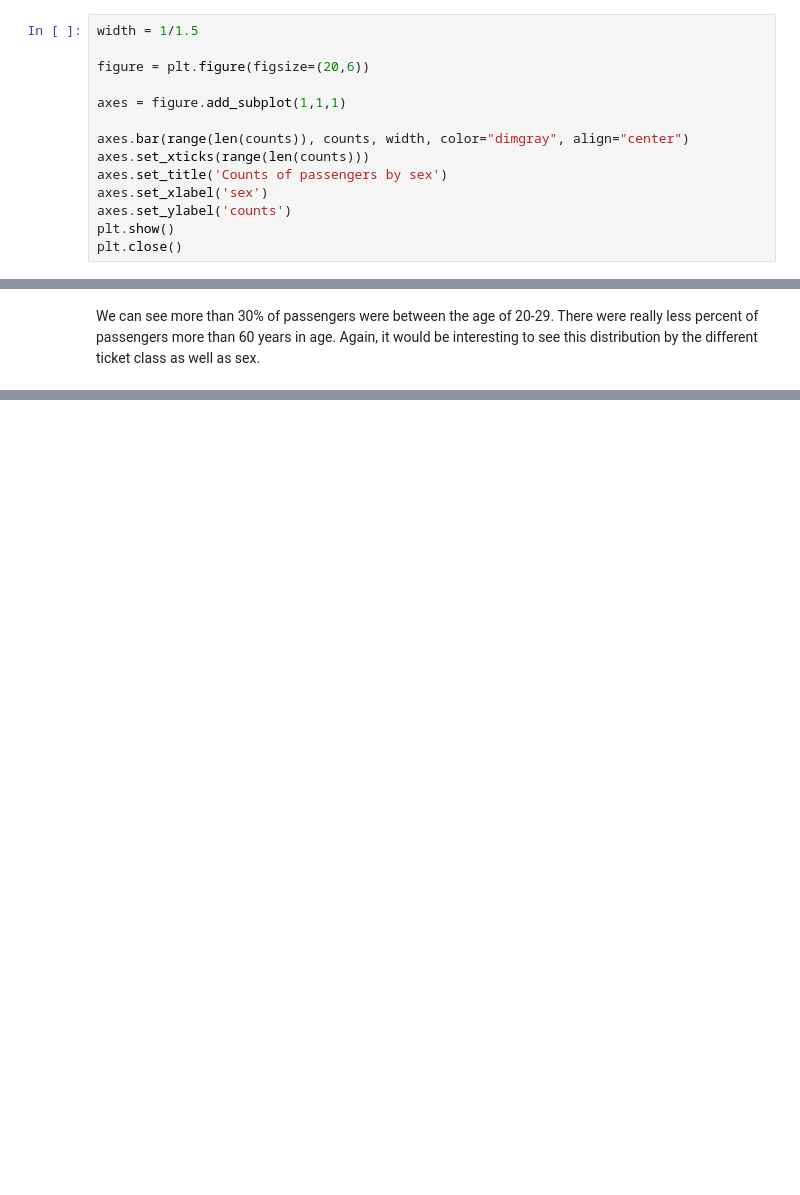
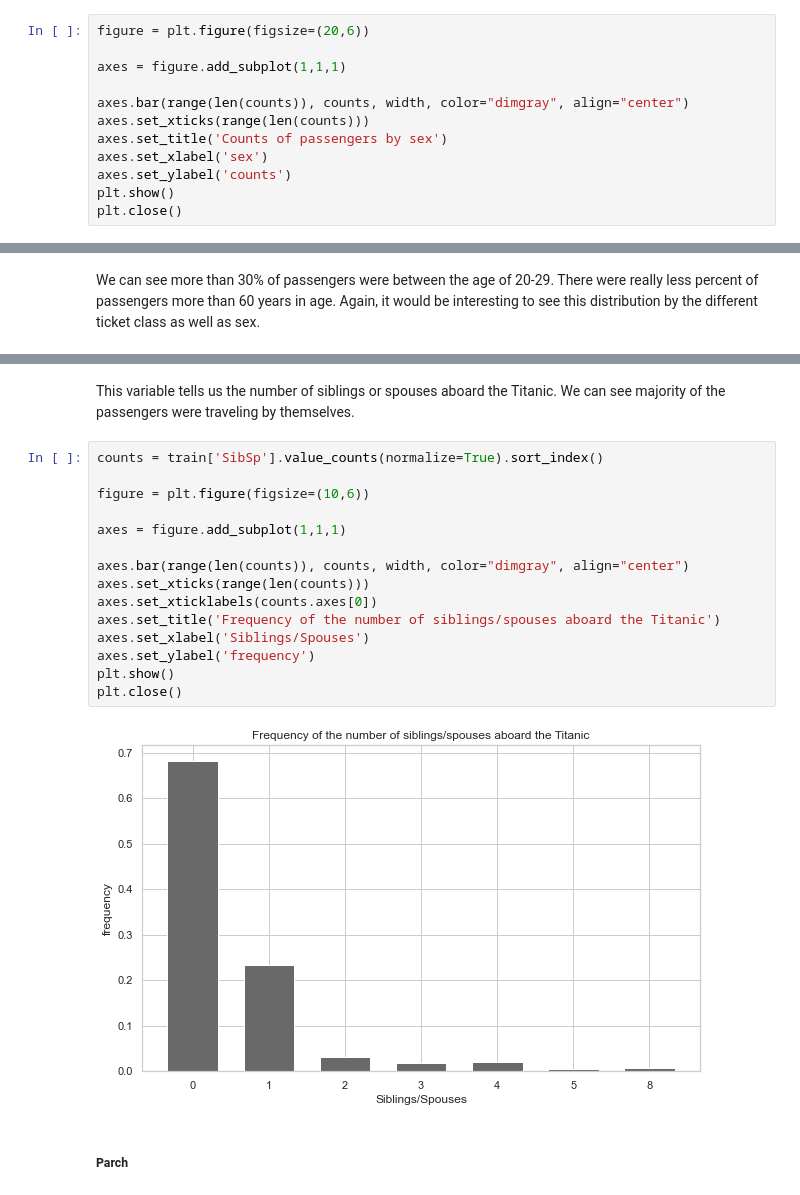
Before and after one commit to jay619/Kaggle-Competitions, a Jupyter notebook: 1-Titanic/src/titanic.ipynb, the cells around one changed output, grey strips where cells are left out. Saved outputs shown, nothing was run; the diff lists cells and outputs as text; blank space fills up the shorter version.

Commit message:
Single variable EDA

```diff
--- a/1-Titanic/src/titanic.ipynb
+++ b/1-Titanic/src/titanic.ipynb
@@ -226,8 +227,6 @@ counts
 80.00    1
 Name: Age, Length: 88, dtype: int64
 # %%
-width = 1/1.5
-
 figure = plt.figure(figsize=(20,6))
 
 axes = figure.add_subplot(1,1,1)
@@ -277,0 +290,21 @@ We can see more than 30% of passengers were between the age of 20-29. There were
+# %% [markdown]
+This variable tells us the number of siblings or spouses aboard the Titanic. We can see majority of the passengers were traveling by themselves.
+# %%
+counts = train['SibSp'].value_counts(normalize=True).sort_index()
+
+figure = plt.figure(figsize=(10,6))
+
+axes = figure.add_subplot(1,1,1)
+
+axes.bar(range(len(counts)), counts, width, color="dimgray", align="center")
+axes.set_xticks(range(len(counts)))
+axes.set_xticklabels(counts.axes[0])
+axes.set_title('Frequency of the number of siblings/spouses aboard the Titanic')
+axes.set_xlabel('Siblings/Spouses')
+axes.set_ylabel('frequency')
+plt.show()
+plt.close()
+# %% [output]
+[figure, added]
+# %% [markdown]
+##### Parch
```
Also changed, not shown: parts of 19 cells of this notebook.
